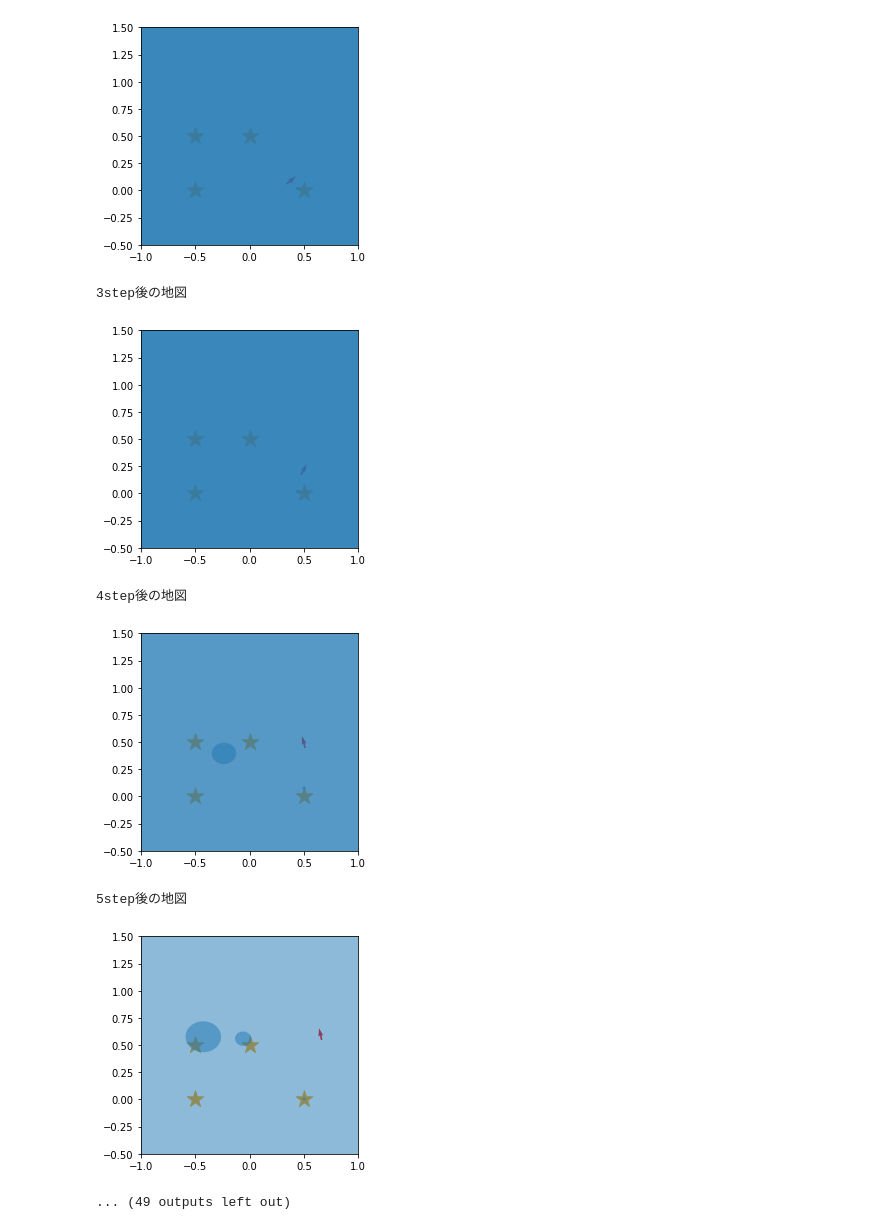
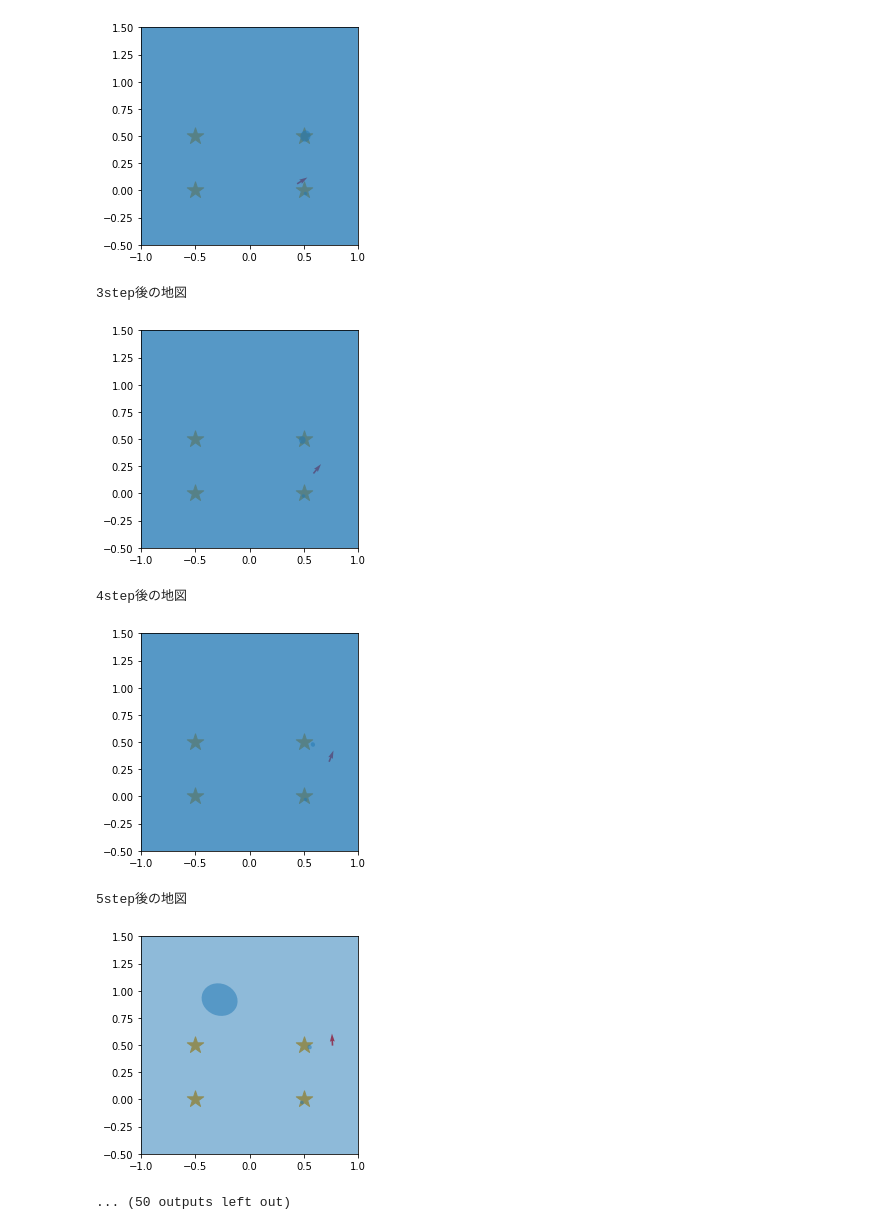
Before and after one commit to shuntaroishii/probrobo2017, a Jupyter notebook: FastSLAM.ipynb, the cells around one changed output. Cells and saved outputs as stored; diff of their text form; code cells hidden in the pictures.

```diff
--- a/FastSLAM.ipynb
+++ b/FastSLAM.ipynb
@@ -187,7 +187,7 @@ def one_step(m):
 m = Map()
 m.append_landmark(-0.5, 0.0)
 m.append_landmark(0.5, 0.0)
-m.append_landmark(0.0, 0.5)
+m.append_landmark(0.5, 0.5)
 m.append_landmark(-0.5, 0.5)
 
 robot = Robot(np.array([0.1,0.2,math.pi*20.0/180]) )
@@ -202,6 +202,7 @@ for i in range(n):
     plt.show()
     one_step(m)
 
+print(str(i) + "step後の地図")
 slam.draw()
 plt.show() # 30番目
 # %% [output]
@@ -212,9 +213,9 @@ plt.show() # 30番目
 2step後の地図
-[figure, old version]
+[figure, new version]
 3step後の地図
-[figure, old version]
+[figure, new version]
 4step後の地図
-[figure, old version]
+[figure, new version]
 5step後の地図
-[figure, old version]
+[figure, new version]
-... (49 outputs left out)
+... (50 outputs left out)
```
Also changed, not shown: parts of 1 cell of this notebook.
